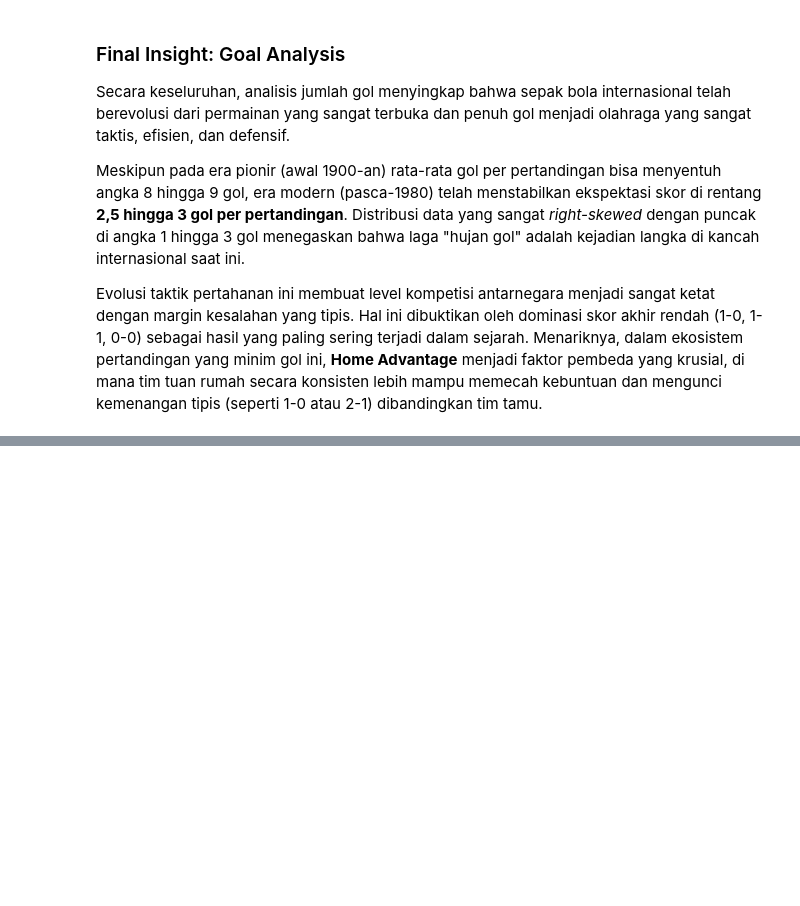
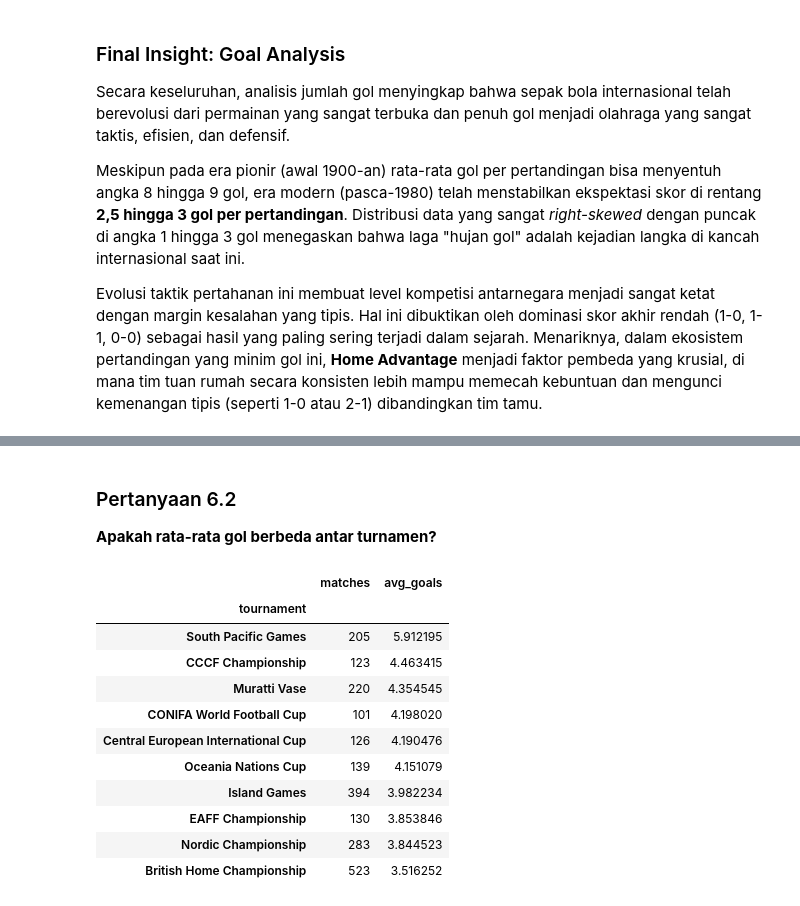
Before and after one commit to RyannPy/international-football-prediction, a Jupyter notebook: notebooks/04_exploratory_data_analyis.ipynb, the cells around one changed output, grey strips where cells are left out. Saved outputs shown, nothing was run; the diff lists cells and outputs as text; code cells hidden in the pictures; blank space fills up the shorter version.

```diff
--- a/notebooks/04_exploratory_data_analyis.ipynb
+++ b/notebooks/04_exploratory_data_analyis.ipynb
@@ -515,0 +564,36 @@ Evolusi taktik pertahanan ini membuat level kompetisi antarnegara menjadi sangat
+# %% [markdown]
+### Pertanyaan 6.2
+**Apakah rata-rata gol berbeda antar turnamen?**
+# %%
+# turnamen dengan >= 100 pertandingan
+
+tournament_stats = (
+    results
+    .groupby("tournament")
+    .agg(
+        matches=("tournament", "size"),
+        avg_goals=("total_goals", "mean")
+    )
+)
+
+tournament_stats = tournament_stats[
+    tournament_stats["matches"] >= 100
+]
+
+tournament_stats.sort_values(
+    "avg_goals",
+    ascending=False
+).head(10)
+# %% [output]
+|  | matches | avg_goals |
+| tournament |  |  |
+| South Pacific Games | 205 | 5.912195 |
+| CCCF Championship | 123 | 4.463415 |
+| Muratti Vase | 220 | 4.354545 |
+| CONIFA World Football Cup | 101 | 4.198020 |
+| Central European International Cup | 126 | 4.190476 |
+| Oceania Nations Cup | 139 | 4.151079 |
+| Island Games | 394 | 3.982234 |
+| EAFF Championship | 130 | 3.853846 |
+| Nordic Championship | 283 | 3.844523 |
+| British Home Championship | 523 | 3.516252 |
```
Also changed, not shown: parts of 10 cells of this notebook.
